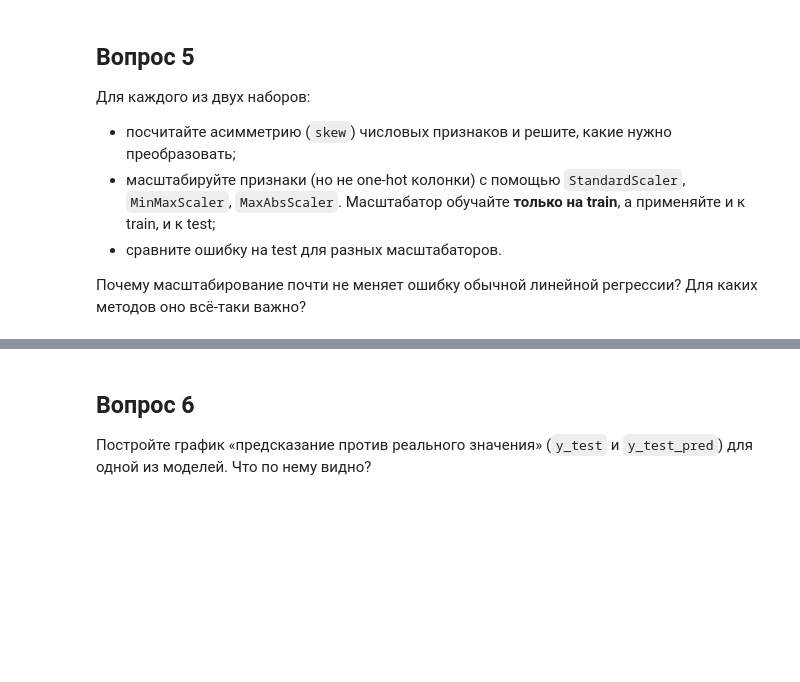
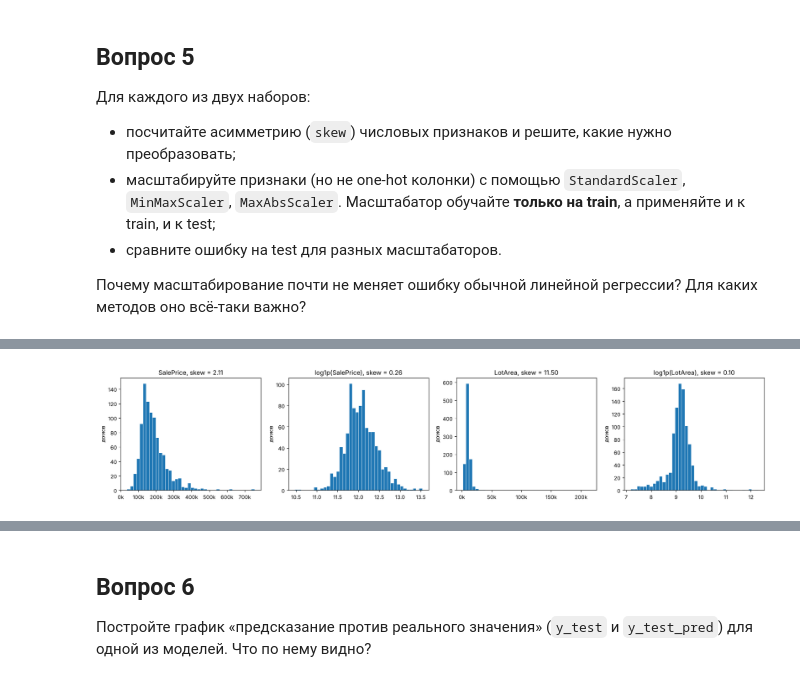
Before and after one commit to conzoad/ml-usm-labs, a Jupyter notebook: lab3/03_Exercises_ML_Ru.ipynb, the cells around one changed output, grey strips where cells are left out. Drawn from its saved outputs; the diff is of its cells as text; code cells hidden in the pictures; blank space fills up the shorter version.

```diff
--- a/lab3/03_Exercises_ML_Ru.ipynb
+++ b/lab3/03_Exercises_ML_Ru.ipynb
@@ -51,0 +164,18 @@ data_path = os.path.join('data', 'Ames_Housing_Sales.csv')
+# %%
+data_ohc = data.copy()
+le = LabelEncoder()
+ohc = OneHotEncoder()
+
+for col in n_cat.index:
+    codes = le.fit_transform(data_ohc[col])
+    data_ohc = data_ohc.drop(columns=col)
+    new_dat = ohc.fit_transform(codes.reshape(-1, 1))
+    col_names = [f'{col}_{c}' for c in le.classes_]
+    new_df = pd.DataFrame(new_dat.toarray(), index=data_ohc.index, columns=col_names)
+    data_ohc = pd.concat([data_ohc, new_df], axis=1)
+
+data = data.drop(columns=cat_cols)
+
+print('data_ohc:', data_ohc.shape)
+print('data:    ', data.shape)
+print('data_ohc шире исходных 80 столбцов на', data_ohc.shape[1] - 80)
@@ -61,0 +214,13 @@ data_path = os.path.join('data', 'Ames_Housing_Sales.csv')
+# %%
+y_col = 'SalePrice'
+
+X_data, y_data = data.drop(columns=y_col), data[y_col]
+X_data_ohc, y_data_ohc = data_ohc.drop(columns=y_col), data_ohc[y_col]
+
+X_train, X_test, y_train, y_test = train_test_split(X_data, y_data, test_size=0.3, random_state=42)
+X_train_ohc, X_test_ohc, y_train_ohc, y_test_ohc = train_test_split(X_data_ohc, y_data_ohc,
+                                                                    test_size=0.3, random_state=42)
+
+print('индексы train совпадают:', (X_train.index == X_train_ohc.index).all())
+print('индексы test совпадают: ', (X_test.index == X_test_ohc.index).all())
+print('train:', X_train.shape, X_train_ohc.shape, '  test:', X_test.shape, X_test_ohc.shape)
@@ -73,0 +360,12 @@ data_path = os.path.join('data', 'Ames_Housing_Sales.csv')
+# %%
+fig, axes = plt.subplots(1, 4, figsize=(18, 3.8))
+for ax, (title, values) in zip(axes, [('SalePrice', y_train), ('log1p(SalePrice)', np.log1p(y_train)),
+                                      ('LotArea', X_train['LotArea']), ('log1p(LotArea)', np.log1p(X_train['LotArea']))]):
+    ax.hist(values, bins=40, edgecolor='white', linewidth=0.5)
+    ax.set(title=f'{title}, skew = {values.skew():.2f}', ylabel='домов')
+for ax in (axes[0], axes[2]):
+    ax.xaxis.set_major_formatter(mticker.FuncFormatter(lambda v, _: f'{v / 1000:,.0f}k'))
+plt.tight_layout()
+plt.show()
+# %% [output]
+[figure, added]
```
Also changed, not shown: parts of 39 cells of this notebook, 22 other files.
